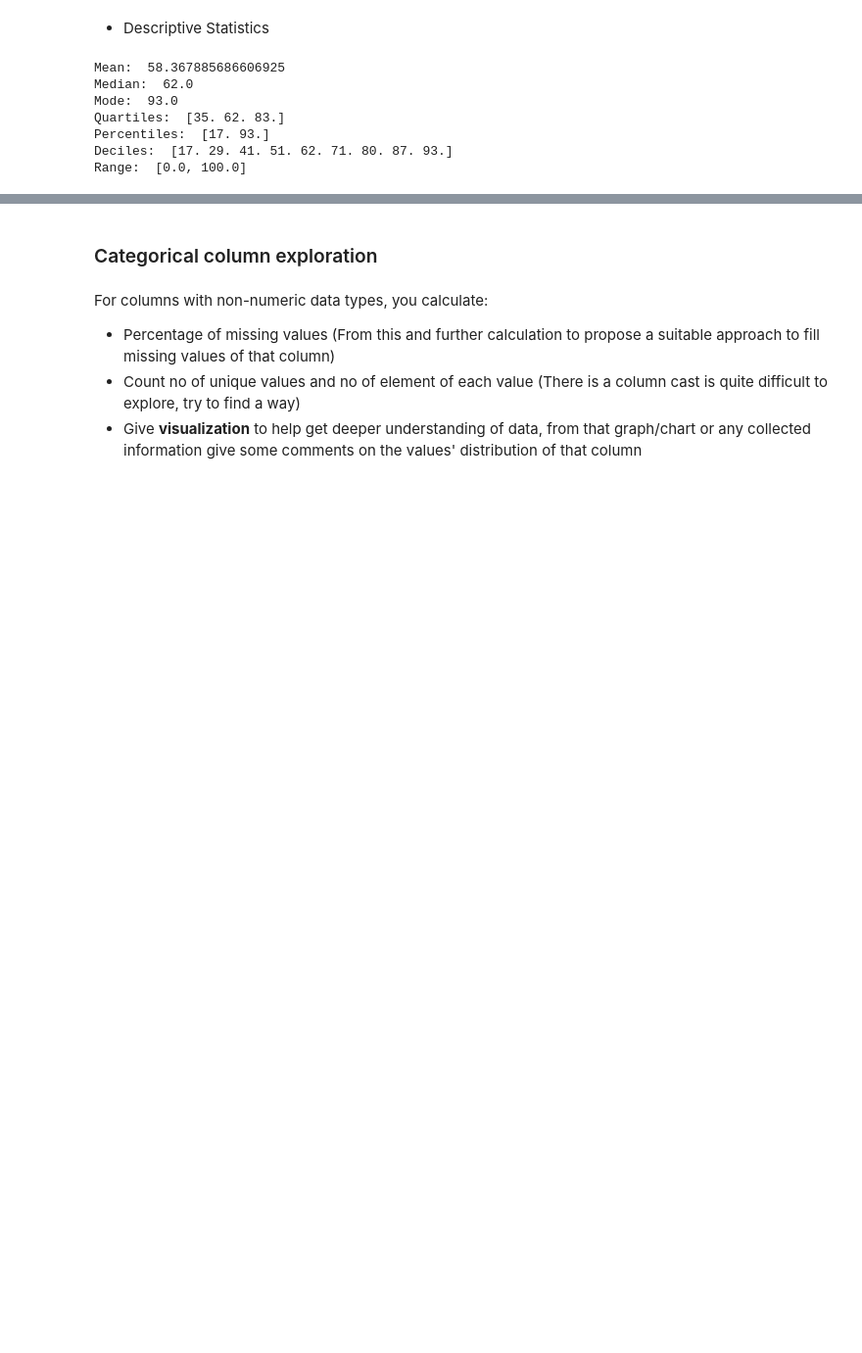
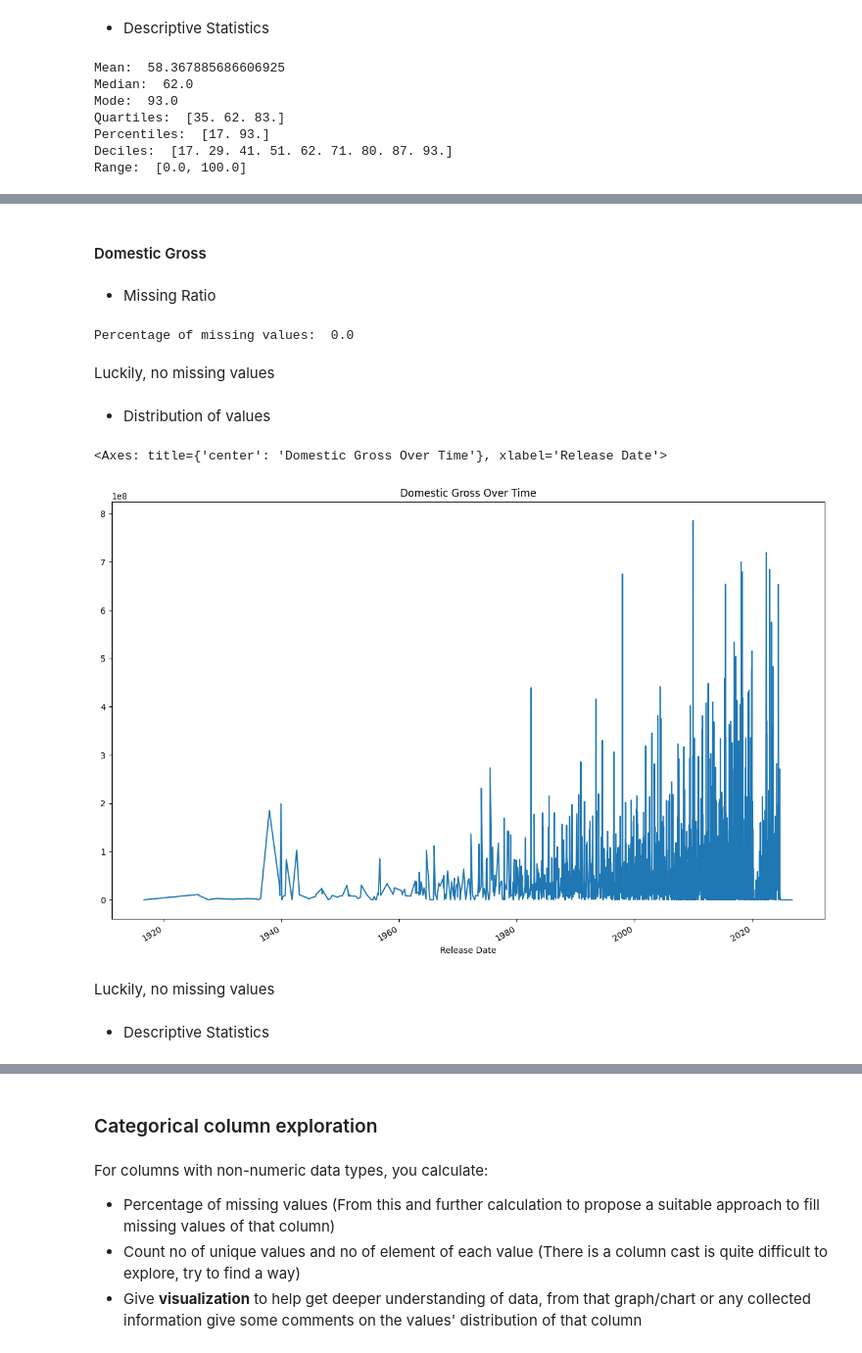
Before and after one commit to truongthuankiet1990gmailcom/Intro2DS---HCMUS---2024, a Jupyter notebook: 22127148_22127224_22127257_22127492.ipynb, the cells around one changed output, grey strips where cells are left out. Shown at 98% size. Cells and saved outputs as stored; diff of their text form; code cells hidden in the pictures; blank space fills up the shorter version.

```diff
--- a/22127148_22127224_22127257_22127492.ipynb
+++ b/22127148_22127224_22127257_22127492.ipynb
@@ -423,0 +648,23 @@ Range:  [0.0, 100.0]
+# %% [markdown]
+#### Domestic Gross
+# %% [markdown]
+- Missing Ratio
+# %%
+print("Percentage of missing values: ", raw_data['Domestic Gross'].isna().mean()*100)
+# %% [output]
+Percentage of missing values:  0.0
+# %% [markdown]
+Luckily, no missing values
+# %% [markdown]
+- Distribution of values
+# %%
+# Line graph of production budget over time
+fig, ax = plt.subplots(1, 1, figsize=(15, 10))
+raw_data.groupby('Release Date')['Domestic Gross'].mean().plot(title='Domestic Gross Over Time', ax=ax)
+# %% [output]
+<Axes: title={'center': 'Domestic Gross Over Time'}, xlabel='Release Date'>
+[figure, added]
+# %% [markdown]
+Luckily, no missing values
+# %% [markdown]
+- Descriptive Statistics
```
Also changed, not shown: parts of 29 cells of this notebook.
